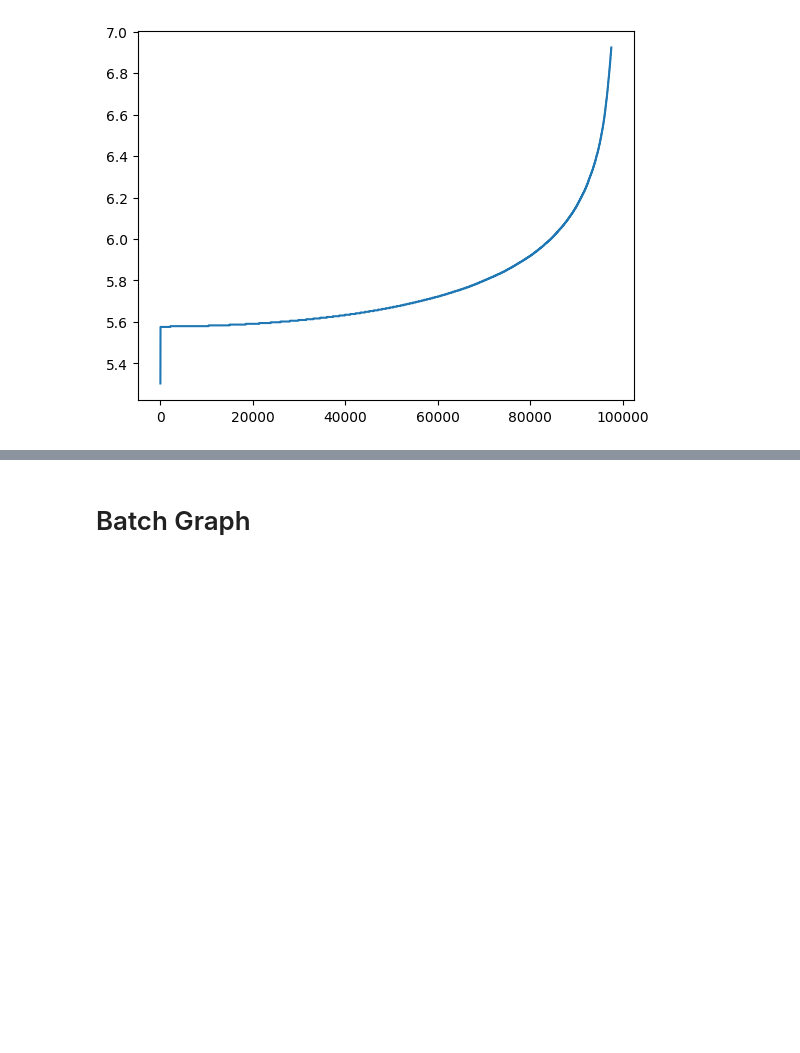
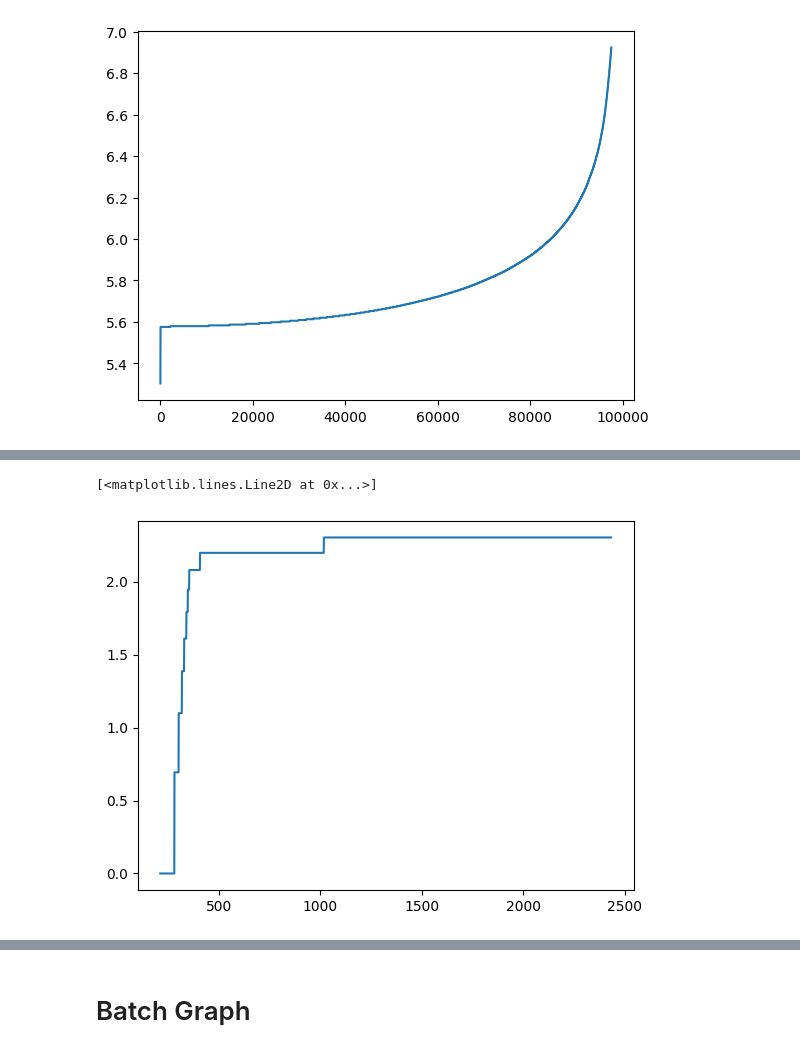
Before and after one commit to zbh888/LEOhandover, a Jupyter notebook: src/dataprocess.ipynb, the cells around one changed output, grey strips where cells are left out. Cells and saved outputs as stored; diff of their text form; code cells hidden in the pictures; blank space fills up the shorter version.

```diff
--- a/src/dataprocess.ipynb
+++ b/src/dataprocess.ipynb
@@ -171,0 +154,5 @@ plt.plot(sorted(np.log(waiting_time_failure)))
+# %%
+plt.plot(sorted(np.log(retransmission_number_success)))
+# %% [output]
+[<matplotlib.lines.Line2D at 0x...>]
+[figure, added]
```
Also changed, not shown: parts of 6 cells of this notebook.
